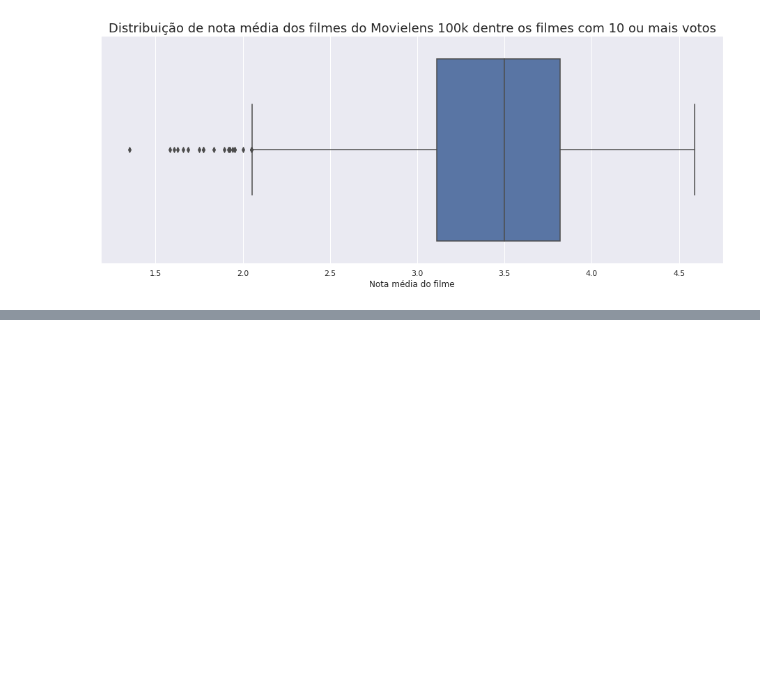
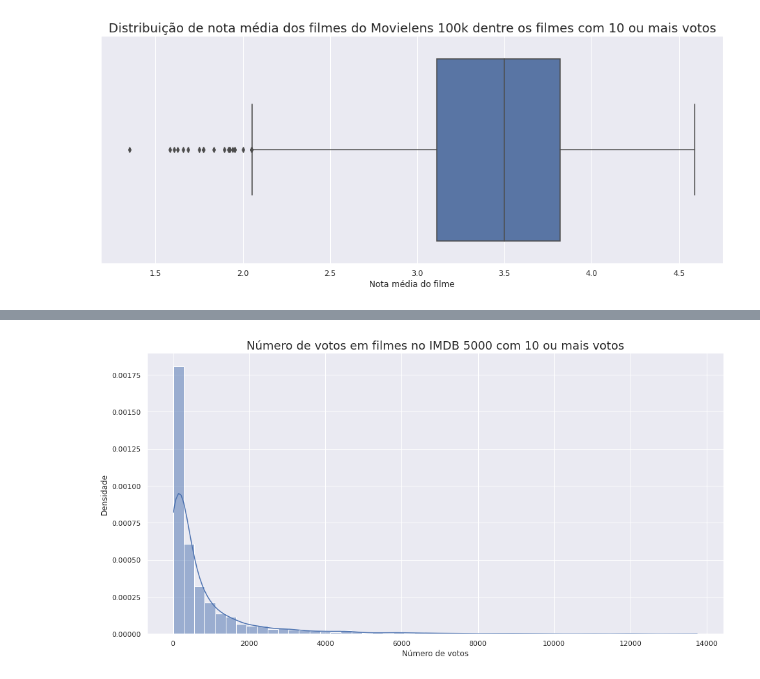
Before and after one commit to Daniel-ASG/Course_Classes, a Jupyter notebook: data_science_introducao_a_testes_estatisticos_com_python.ipynb, the cells around one changed output, grey strips where cells are left out. Saved outputs shown, nothing was run; the diff lists cells and outputs as text; code cells hidden in the pictures; blank space fills up the shorter version.

```diff
--- a/data_science_introducao_a_testes_estatisticos_com_python.ipynb
+++ b/data_science_introducao_a_testes_estatisticos_com_python.ipynb
@@ -175,0 +201,7 @@ ax.set_title('Distribuição de nota média dos filmes do Movielens 100k dentre
+# %%
+plt.figure(figsize=(16, 8))
+ax = sns.histplot(tmdb_com_mais_de_10_votos.vote_count, kde=True, stat='density', bins=50)
+ax.set(xlabel='Número de votos', ylabel='Densidade')
+ax.set_title('Número de votos em filmes no IMDB 5000 com 10 ou mais votos', fontsize=18);
+# %% [output]
+[figure, added]
```
Also changed, not shown: parts of 12 cells of this notebook.
